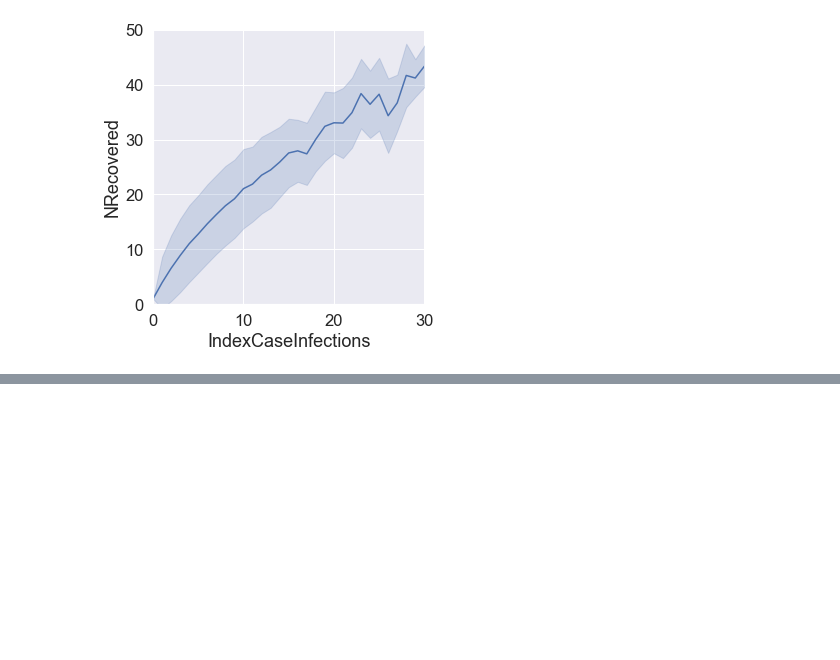
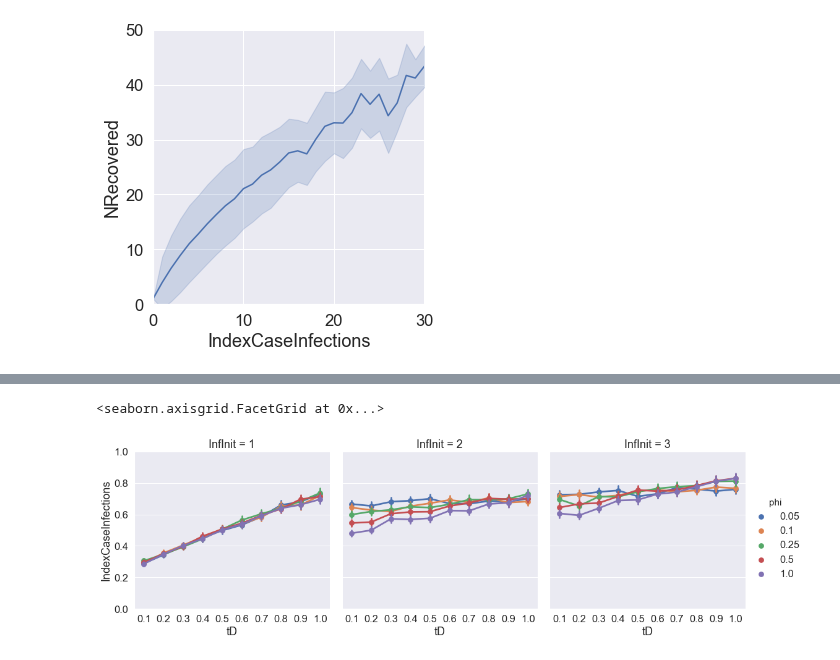
Before and after one commit to CarlWhitfield/Workplace_delivery_transmission, a Jupyter notebook: Network_workplace_model/Latest_results/plot_param_sweeps.ipynb, the cells around one changed output, grey strips where cells are left out. Drawn from its saved outputs; the diff is of its cells as text; code cells hidden in the pictures; blank space fills up the shorter version.

```diff
--- a/Network_workplace_model/Latest_results/plot_param_sweeps.ipynb
+++ b/Network_workplace_model/Latest_results/plot_param_sweeps.ipynb
@@ -38,32 +44,2 @@ Calculate poisson stats for each case
-# %%
-a_outbreak = np.zeros((len(TD),len(Phi),len(II)))
-poisson_lowci = np.zeros((len(TD),len(Phi),len(II)))
-poisson_uppci = np.zeros((len(TD),len(Phi),len(II)))
-a_outbreak5 = np.zeros((len(TD),len(Phi),len(II)))
-poisson_lowci_5 = np.zeros((len(TD),len(Phi),len(II)))
-poisson_uppci_5 = np.zeros((len(TD),len(Phi),len(II)))
-
-
-
-dfall = df.loc[lambda df: (df['Group'] == 'All')]
-for (i,td) in enumerate(TD):
-    dfi =  dfall.loc[lambda dfall: (dfall['tD'] == td)]
-    for (j,phi) in enumerate(Phi):
-        dfij =  dfi.loc[lambda dfi: (dfi['phi'] == phi)]
-        for (k,ii) in enumerate(II):
-            dfijk =  dfij.loc[lambda dfij: (dfij['InfInit'] == ii)]
-            nh = np.sum(dfijk['FracRecovered'] > 1/dfijk['NStaff'])
-            qlh = stats.poisson.ppf(0.025,nh)
-            quh = stats.poisson.ppf(0.975,nh)
-            a_outbreak[i,j,k] = nh/len(dfijk)
-            poisson_lowci[i,j,k] = qlh/len(dfijk)
-            poisson_uppci[i,j,k] = quh/len(dfijk)
-
-            nh = np.sum(dfijk['FracRecovered'] > 5/dfijk['NStaff'])
-            qlh = stats.poisson.ppf(0.025,nh)
-            quh = stats.poisson.ppf(0.975,nh)
-            poisson_lowci_5[i,j,k] = qlh/len(dfijk)
-            poisson_uppci_5[i,j,k] = quh/len(dfijk)
-            a_outbreak5[i,j,k] = nh/len(dfijk)
 # %% [markdown]
 Index case to outbreak relation
@@ -204,0 +213,9 @@ figh.set(xlim=(0,30),ylim=(0,50))
+# %%
+extreme_cases_df = dfall.loc[lambda df: (df['FracRecovered']>10/df['NStaff'])]
+#plt.hist(extreme_cases_df['FracRecovered'],bins=20)
+figh = sns.catplot(x='tD',y='IndexCaseInfections',col='InfInit',hue='phi',data=dfall,\
+                   kind='point')
+figh.set(ylim=(0,1))
+# %% [output]
+<seaborn.axisgrid.FacetGrid at 0x...>
+[figure, added]
```
Also changed, not shown: parts of 12 cells of this notebook, 11 other files.
